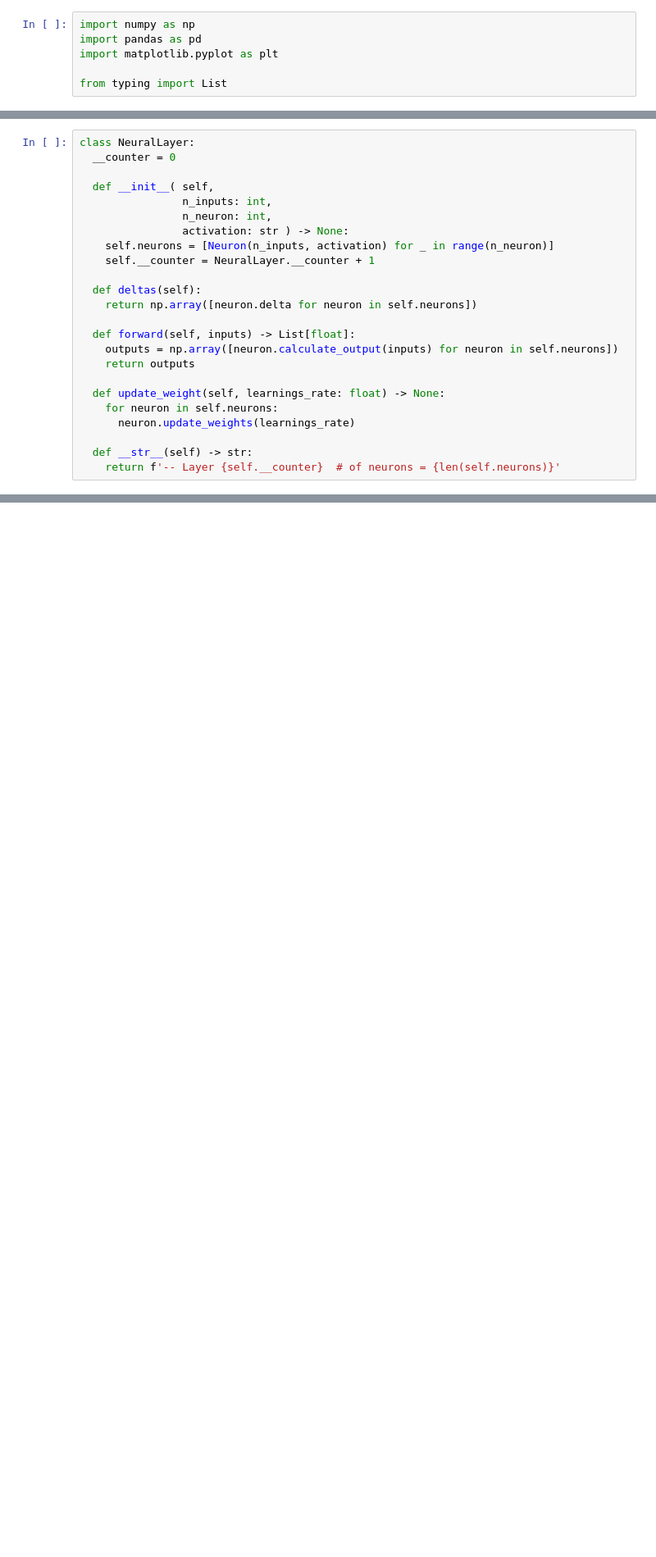
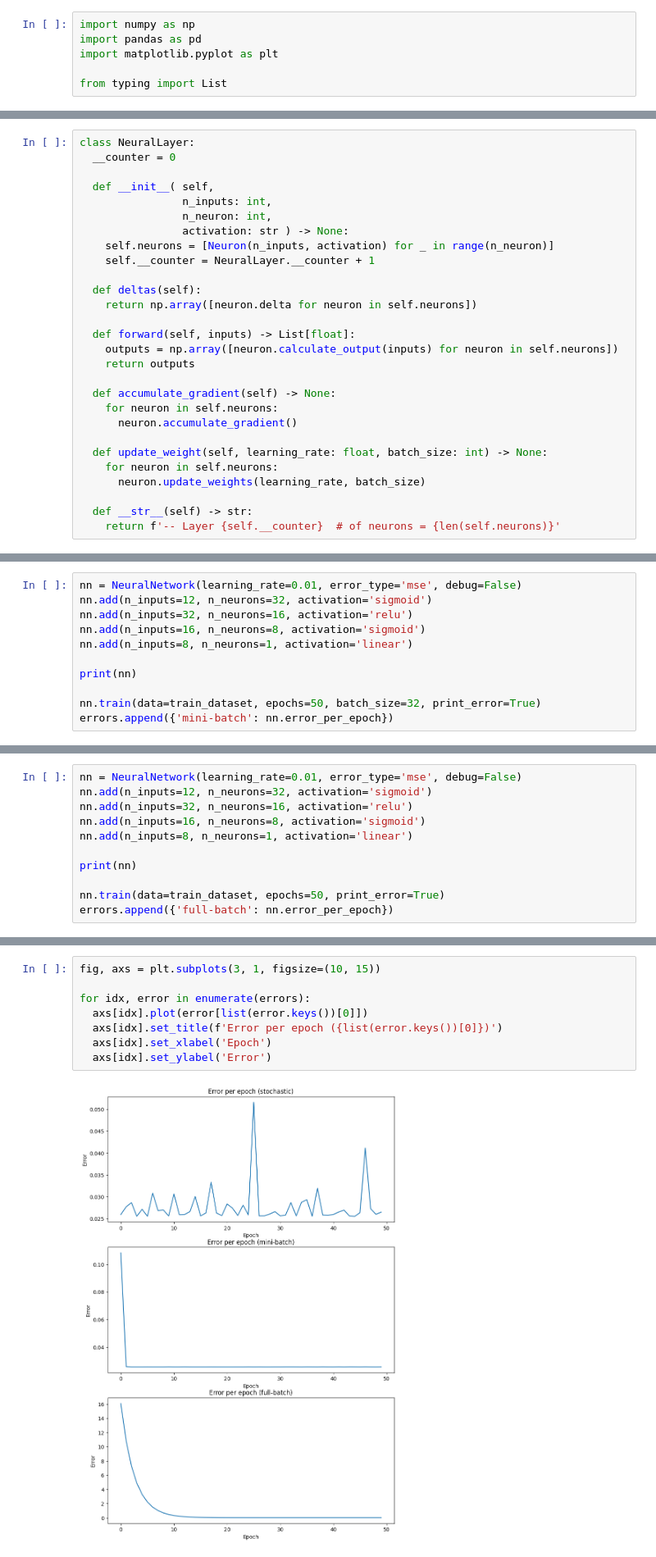
Before and after one commit to davinjason09/Neural-Network-Back-Propagation, a Jupyter notebook: BackPropagation.ipynb, the cells around one changed output, grey strips where cells are left out. Shown at 82% size. Saved outputs shown, nothing was run; the diff lists cells and outputs as text; blank space fills up the shorter version.

```diff
--- a/BackPropagation.ipynb
+++ b/BackPropagation.ipynb
@@ -97,9 +177,13 @@ class NeuralLayer:
     outputs = np.array([neuron.calculate_output(inputs) for neuron in self.neurons])
     return outputs
 
-  def update_weight(self, learnings_rate: float) -> None:
+  def accumulate_gradient(self) -> None:
     for neuron in self.neurons:
-      neuron.update_weights(learnings_rate)
+      neuron.accumulate_gradient()
+
+  def update_weight(self, learning_rate: float, batch_size: int) -> None:
+    for neuron in self.neurons:
+      neuron.update_weights(learning_rate, batch_size)
 
   def __str__(self) -> str:
     return f'-- Layer {self.__counter}  # of neurons = {len(self.neurons)}'
@@ -358,0 +430,11 @@ plt.show()
+# %%
+nn = NeuralNetwork(learning_rate=0.01, error_type='mse', debug=False)
+nn.add(n_inputs=12, n_neurons=32, activation='sigmoid')
+nn.add(n_inputs=32, n_neurons=16, activation='relu')
+nn.add(n_inputs=16, n_neurons=8, activation='sigmoid')
+nn.add(n_inputs=8, n_neurons=1, activation='linear')
+
+print(nn)
+
+nn.train(data=train_dataset, epochs=50, batch_size=32, print_error=True)
+errors.append({'mini-batch': nn.error_per_epoch})
@@ -358,0 +459,11 @@ plt.show()
+# %%
+nn = NeuralNetwork(learning_rate=0.01, error_type='mse', debug=False)
+nn.add(n_inputs=12, n_neurons=32, activation='sigmoid')
+nn.add(n_inputs=32, n_neurons=16, activation='relu')
+nn.add(n_inputs=16, n_neurons=8, activation='sigmoid')
+nn.add(n_inputs=8, n_neurons=1, activation='linear')
+
+print(nn)
+
+nn.train(data=train_dataset, epochs=50, print_error=True)
+errors.append({'full-batch': nn.error_per_epoch})
@@ -359,3 +488,13 @@ plt.show()
+# %%
+fig, axs = plt.subplots(3, 1, figsize=(10, 15))
+
+for idx, error in enumerate(errors):
+  axs[idx].plot(error[list(error.keys())[0]])
+  axs[idx].set_title(f'Error per epoch ({list(error.keys())[0]})')
+  axs[idx].set_xlabel('Epoch')
+  axs[idx].set_ylabel('Error')
+# %% [output]
+[figure, added]
 # %%
 # test_dataset = [
 #     [[1, 0], [1]],
```
Also changed, not shown: parts of 21 cells of this notebook.
